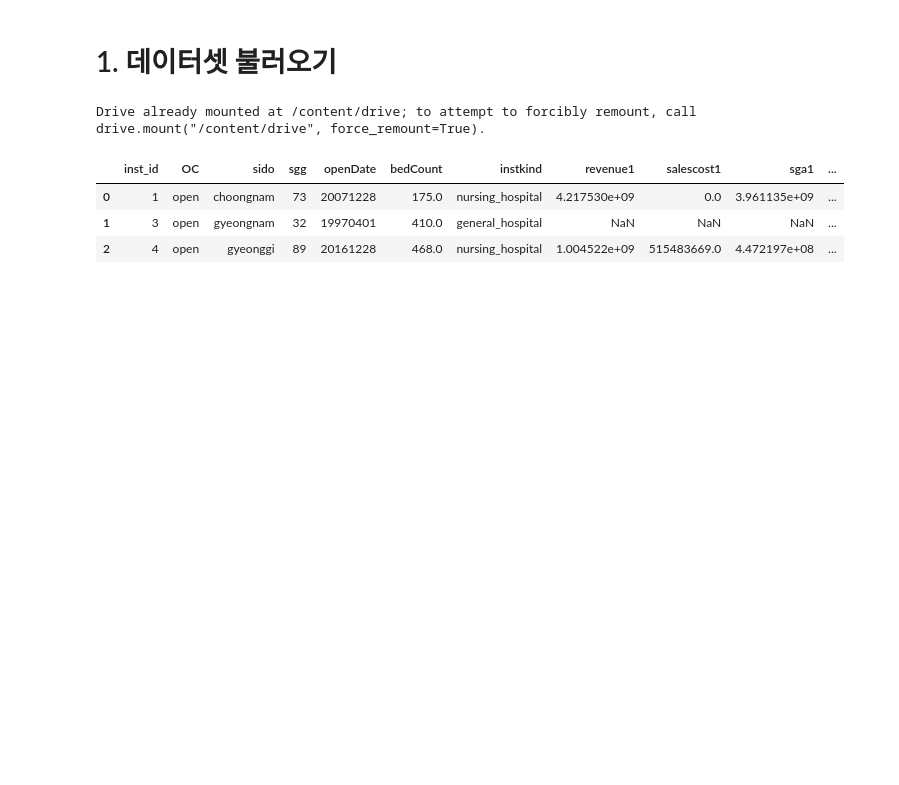
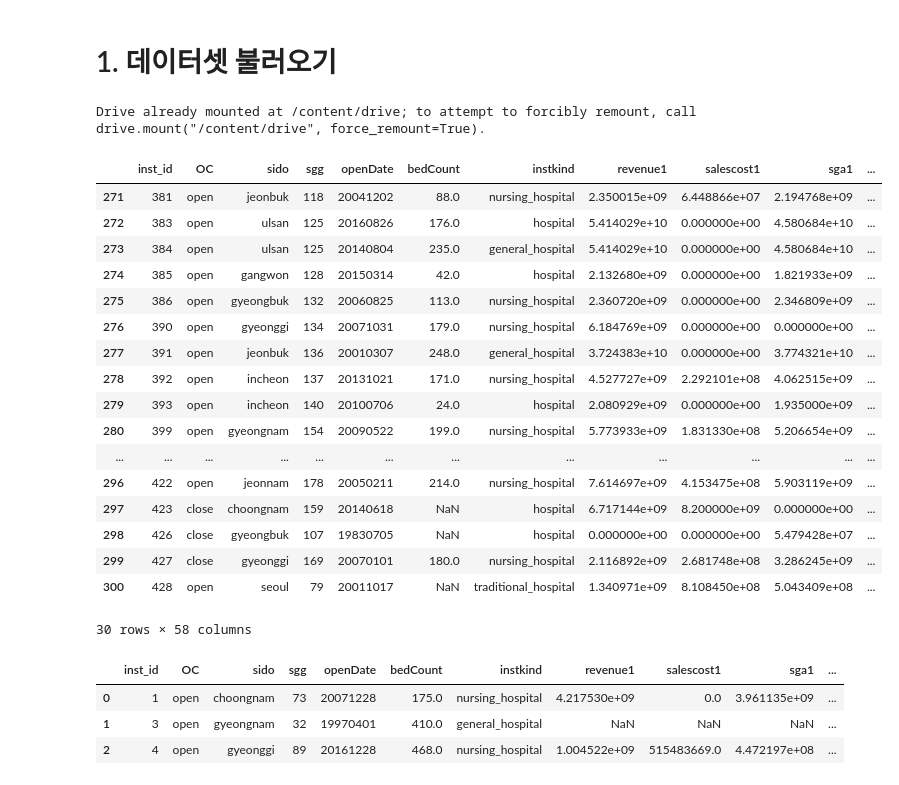
Before and after one commit to lim-jr/ESAA-Submits, a Jupyter notebook: 미니플젝_파생변수.ipynb, the cells around one changed output. Cells and saved outputs as stored; diff of their text form; code cells hidden in the pictures; blank space fills up the shorter version.

```diff
--- a/미니플젝_파생변수.ipynb
+++ b/미니플젝_파생변수.ipynb
@@ -13,6 +13,27 @@ import pandas as pd
 # %%
 train = pd.read_csv("/content/drive/MyDrive/PyCo_ESAA/데이터셋/9565_hospital_data/train.csv")
 test = pd.read_csv("/content/drive/MyDrive/PyCo_ESAA/데이터셋/9565_hospital_data/test.csv")
+# %%
+train1 = pd.read_csv("/content/drive/MyDrive/PyCo_ESAA/데이터셋/9565_hospital_data/train.csv")
+# %% [output]
+|  | inst_id | OC | sido | sgg | openDate | bedCount | instkind | revenue1 | salescost1 | sga1 | ... |
+| 271 | 381 | open | jeonbuk | 118 | 20041202 | 88.0 | nursing_hospital | 2.350015e+09 | 6.448866e+07 | 2.194768e+09 | ... |
+| 272 | 383 | open | ulsan | 125 | 20160826 | 176.0 | hospital | 5.414029e+10 | 0.000000e+00 | 4.580684e+10 | ... |
+| 273 | 384 | open | ulsan | 125 | 20140804 | 235.0 | general_hospital | 5.414029e+10 | 0.000000e+00 | 4.580684e+10 | ... |
+| 274 | 385 | open | gangwon | 128 | 20150314 | 42.0 | hospital | 2.132680e+09 | 0.000000e+00 | 1.821933e+09 | ... |
+| 275 | 386 | open | gyeongbuk | 132 | 20060825 | 113.0 | nursing_hospital | 2.360720e+09 | 0.000000e+00 | 2.346809e+09 | ... |
+| 276 | 390 | open | gyeonggi | 134 | 20071031 | 179.0 | nursing_hospital | 6.184769e+09 | 0.000000e+00 | 0.000000e+00 | ... |
+| 277 | 391 | open | jeonbuk | 136 | 20010307 | 248.0 | general_hospital | 3.724383e+10 | 0.000000e+00 | 3.774321e+10 | ... |
+| 278 | 392 | open | incheon | 137 | 20131021 | 171.0 | nursing_hospital | 4.527727e+09 | 2.292101e+08 | 4.062515e+09 | ... |
+| 279 | 393 | open | incheon | 140 | 20100706 | 24.0 | hospital | 2.080929e+09 | 0.000000e+00 | 1.935000e+09 | ... |
+| 280 | 399 | open | gyeongnam | 154 | 20090522 | 199.0 | nursing_hospital | 5.773933e+09 | 1.831330e+08 | 5.206654e+09 | ... |
+| ... | ... | ... | ... | ... | ... | ... | ... | ... | ... | ... | ... |
+| 296 | 422 | open | jeonnam | 178 | 20050211 | 214.0 | nursing_hospital | 7.614697e+09 | 4.153475e+08 | 5.903119e+09 | ... |
+| 297 | 423 | close | choongnam | 159 | 20140618 | NaN | hospital | 6.717144e+09 | 8.200000e+09 | 0.000000e+00 | ... |
+| 298 | 426 | close | gyeongbuk | 107 | 19830705 | NaN | hospital | 0.000000e+00 | 0.000000e+00 | 5.479428e+07 | ... |
+| 299 | 427 | close | gyeonggi | 169 | 20070101 | 180.0 | nursing_hospital | 2.116892e+09 | 2.681748e+08 | 3.286245e+09 | ... |
+| 300 | 428 | open | seoul | 79 | 20011017 | NaN | traditional_hospital | 1.340971e+09 | 8.108450e+08 | 5.043409e+08 | ... |
+30 rows × 58 columns
 # %%
 train.head(3)
 # %% [output]
```
Also changed, not shown: parts of 21 cells of this notebook.
